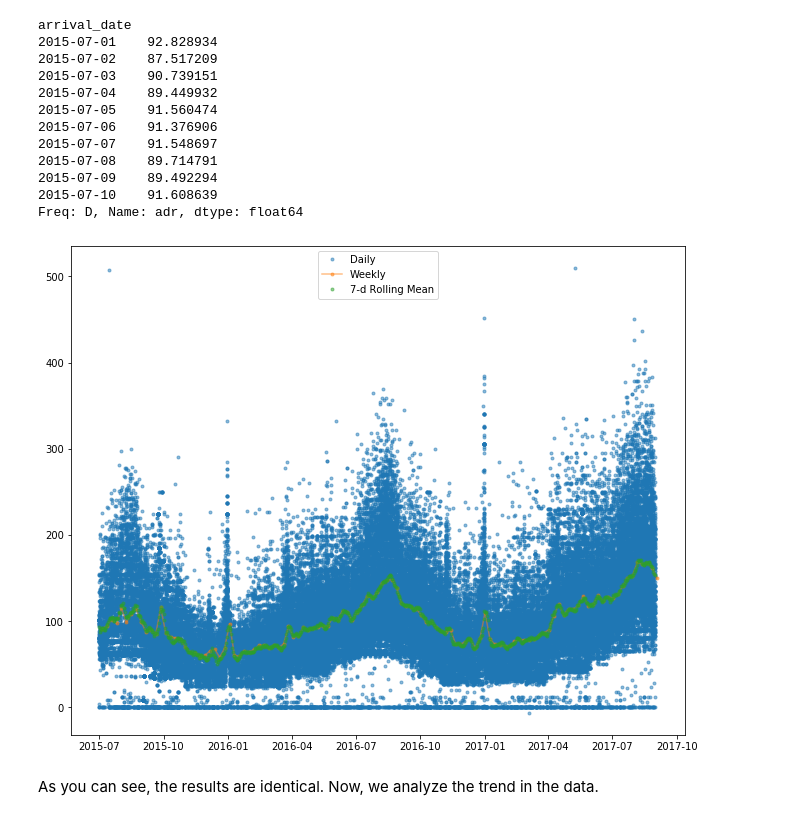
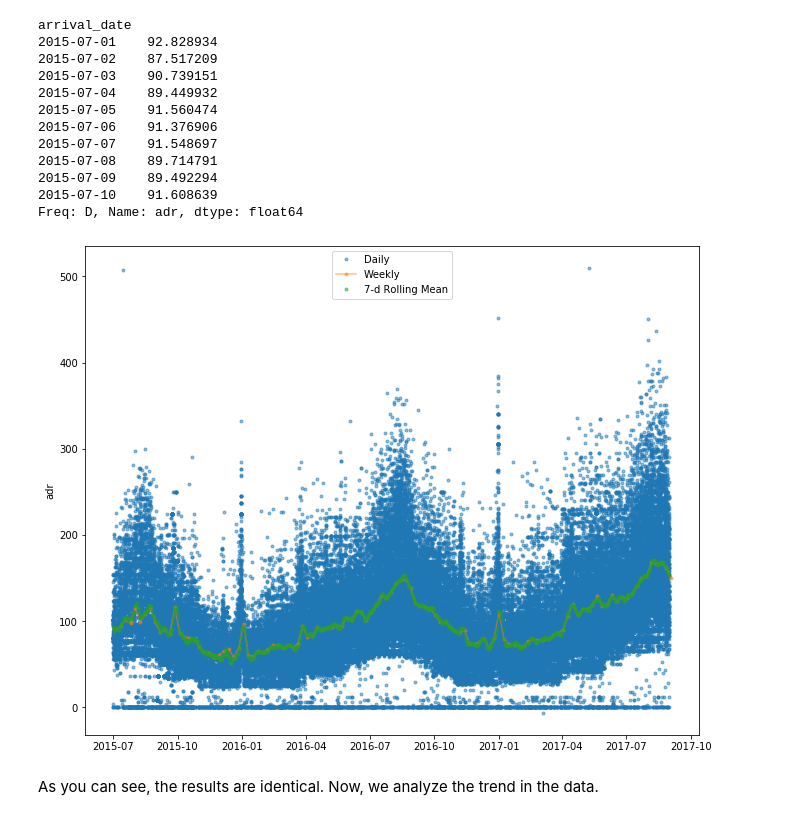
Before and after one commit to abdallahakrab/Hotel-Booking-Analysis, a Jupyter notebook: TimeSeriesAnalysis.ipynb, the cells around one changed output. Drawn from its saved outputs; the diff is of its cells as text; code cells hidden in the pictures.

```diff
--- a/TimeSeriesAnalysis.ipynb
+++ b/TimeSeriesAnalysis.ipynb
@@ -141,11 +154,12 @@ Freq: D, Name: adr, dtype: float64
 # %%
 fig, ax = plt.subplots(figsize=(11,9))
 ax.plot(df['adr'],marker='.', alpha=0.5, linestyle='None', label = 'Daily');
 ax.plot(df_weekly_mean,marker='.', alpha=0.5, linestyle='-', label = 'Weekly');
 ax.plot(df_7d,marker='.', alpha=0.5, linestyle='None', label = '7-d Rolling Mean');
 ax.legend();
+ax.set_ylabel("adr");
 # %% [output]
-[figure, old version]
+[figure, new version]
 # %% [markdown]
 As you can see, the results are identical.
 Now, we analyze the trend in the data.
```
Also changed, not shown: parts of 6 cells of this notebook.
